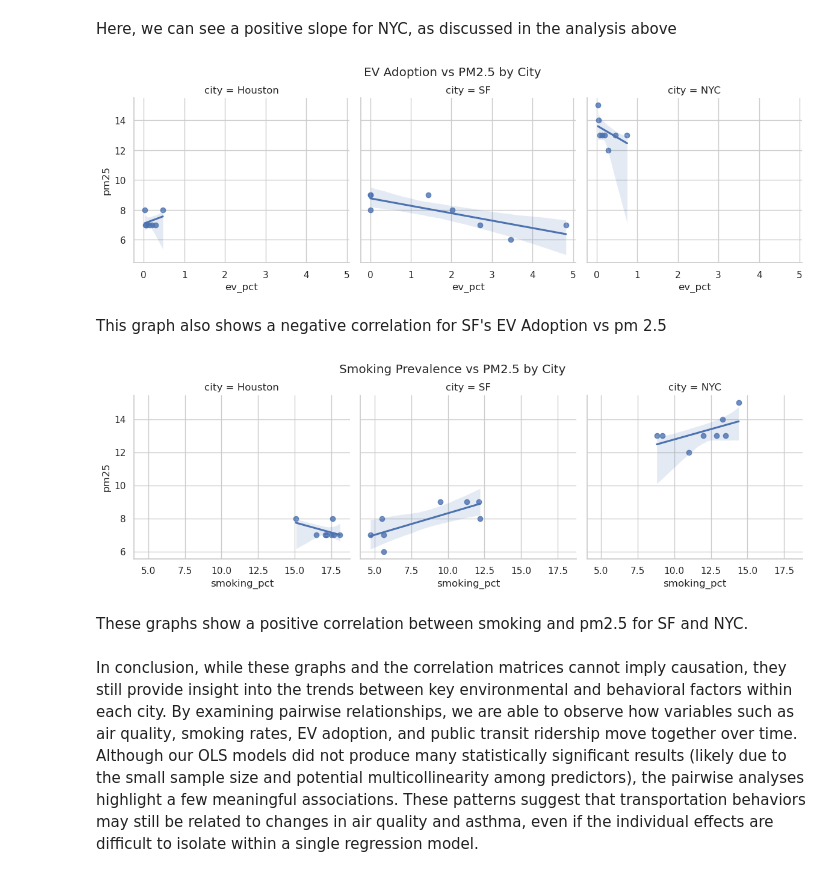
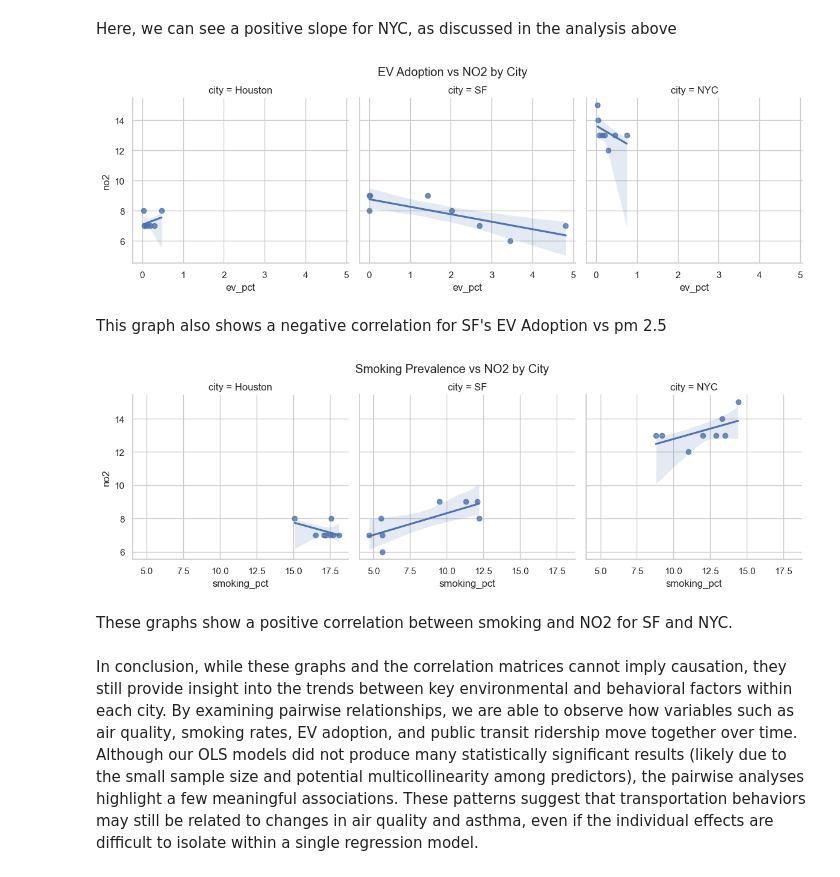
Before and after one commit to COGS108/Group026_WI26, a Jupyter notebook: 03-FinalProject.ipynb, the cells around one changed output. Saved outputs shown, nothing was run; the diff lists cells and outputs as text; code cells hidden in the pictures.

```diff
--- a/03-FinalProject.ipynb
+++ b/03-FinalProject.ipynb
@@ -879,41 +900,41 @@ plt.show()
 # %% [markdown]
 Here, we can see a positive slope for NYC, as discussed in the analysis above
 # %%
-# ev adoption vs pm2.5 by city
+# ev adoption vs NO2 by city
 
 sns.lmplot(
     data=full_df,
     x="ev_pct",
-    y="pm25",
+    y="no2",
     col="city",
     height=4,
     aspect=1
 )
 
 plt.subplots_adjust(top=0.85)
-plt.suptitle("EV Adoption vs PM2.5 by City")
+plt.suptitle("EV Adoption vs NO2 by City")
 plt.show()
 # %% [output]
-[figure, old version]
+[figure, new version]
 # %% [markdown]
 This graph also shows a negative correlation for SF's EV Adoption vs pm 2.5
 # %%
 sns.lmplot(
     data=full_df,
     x="smoking_pct",
-    y="pm25",
+    y="no2",
     col="city",
     height=4,
     aspect=1
 )
 
 plt.subplots_adjust(top=0.85)
-plt.suptitle("Smoking Prevalence vs PM2.5 by City")
+plt.suptitle("Smoking Prevalence vs NO2 by City")
 plt.show()
 # %% [output]
-[figure, old version]
+[figure, new version]
 # %% [markdown]
-These graphs show a positive correlation between smoking and pm2.5 for SF and NYC.
+These graphs show a positive correlation between smoking and NO2 for SF and NYC.
 # %% [markdown]
 In conclusion, while these graphs and the correlation matrices cannot imply causation, they still provide insight into the trends between key environmental and behavioral factors within each city. By examining pairwise relationships, we are able to observe how variables such as air quality, smoking rates, EV adoption, and public transit ridership move together over time. Although our OLS models did not produce many statistically significant results (likely due to the small sample size and potential multicollinearity among predictors), the pairwise analyses highlight a few meaningful associations. These patterns suggest that transportation behaviors may still be related to changes in air quality and asthma, even if the individual effects are difficult to isolate within a single regression model.
 # %% [markdown]
```
Also changed, not shown: parts of 32 cells of this notebook, 3 other files.
